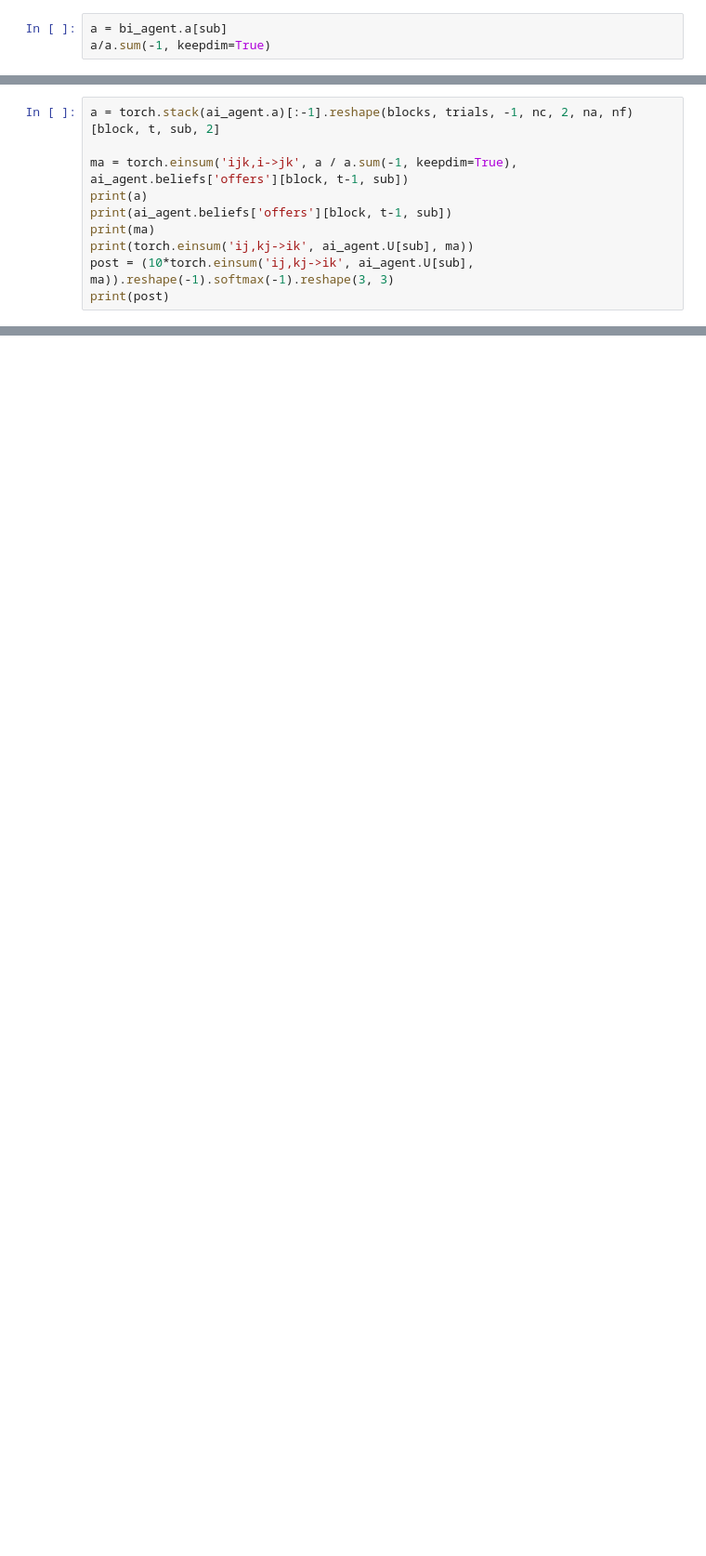
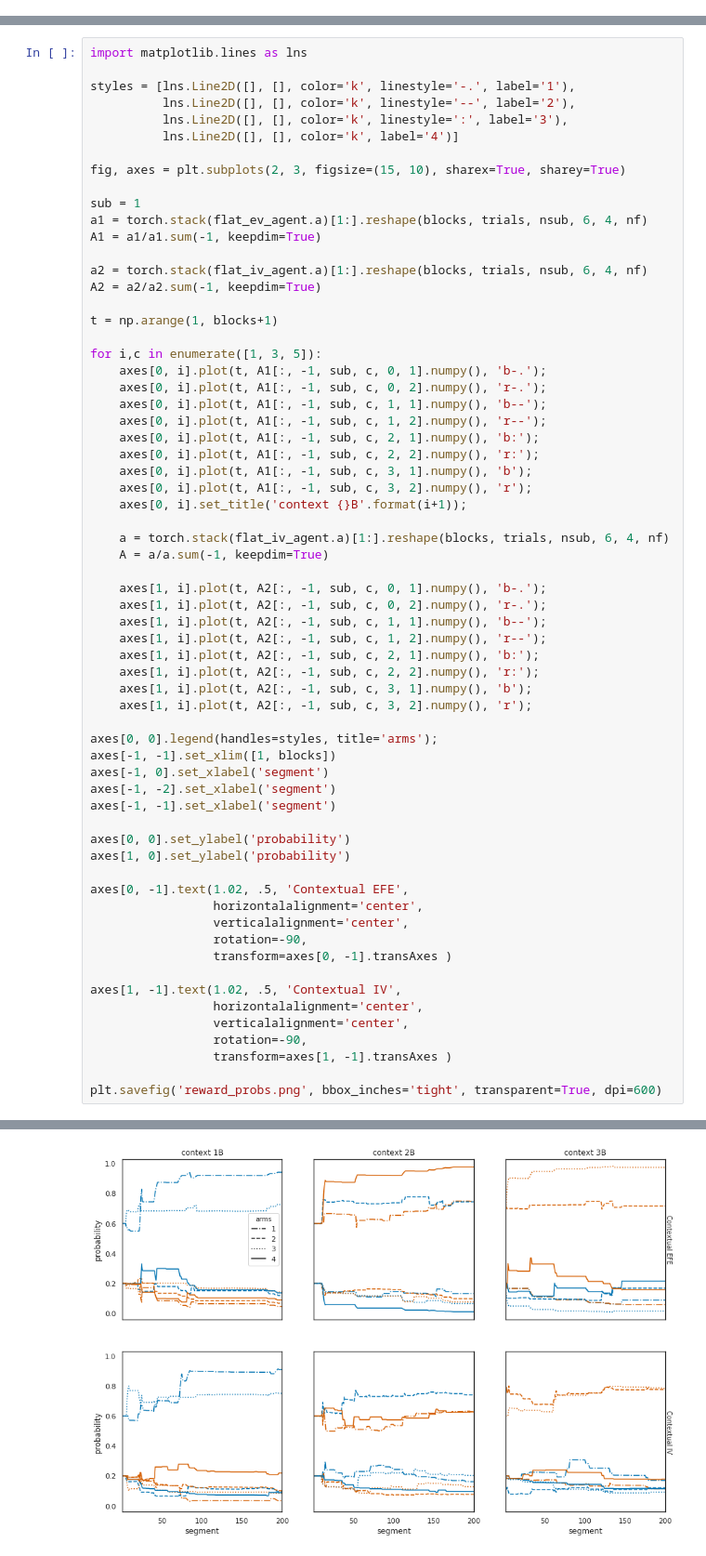
Before and after one commit to dimarkov/pybefit, a Jupyter notebook: examples/control_dilemmas/simulate_behaviour.ipynb, the cells around one changed output, grey strips where cells are left out. Shown at 93% size. Cells and saved outputs as stored; diff of their text form; blank space fills up the shorter version.

```diff
--- a/examples/control_dilemmas/simulate_behaviour.ipynb
+++ b/examples/control_dilemmas/simulate_behaviour.ipynb
@@ -256,3 +214,0 @@ sns.heatmap(ai_agent.beliefs['locations'][block, :-1, sub], cmap='viridis')
-# %%
-a = bi_agent.a[sub]
-a/a.sum(-1, keepdim=True)
@@ -291,10 +214,0 @@ sns.heatmap(ai_agent.v[block, :, sub].softmax(-1), cmap='viridis')
-# %%
-a = torch.stack(ai_agent.a)[:-1].reshape(blocks, trials, -1, nc, 2, na, nf)[block, t, sub, 2]
-
-ma = torch.einsum('ijk,i->jk', a / a.sum(-1, keepdim=True), ai_agent.beliefs['offers'][block, t-1, sub])
-print(a)
-print(ai_agent.beliefs['offers'][block, t-1, sub])
-print(ma)
-print(torch.einsum('ij,kj->ik', ai_agent.U[sub], ma))
-post = (10*torch.einsum('ij,kj->ik', ai_agent.U[sub], ma)).reshape(-1).softmax(-1).reshape(3, 3)
-print(post)
@@ -364,0 +215,65 @@ tensor([[8., 1., 1.],
+# %%
+import matplotlib.lines as lns
+
+styles = [lns.Line2D([], [], color='k', linestyle='-.', label='1'),
+          lns.Line2D([], [], color='k', linestyle='--', label='2'),
+          lns.Line2D([], [], color='k', linestyle=':', label='3'),
+          lns.Line2D([], [], color='k', label='4')]
+
+fig, axes = plt.subplots(2, 3, figsize=(15, 10), sharex=True, sharey=True)
+
+sub = 1
+a1 = torch.stack(flat_ev_agent.a)[1:].reshape(blocks, trials, nsub, 6, 4, nf)
+A1 = a1/a1.sum(-1, keepdim=True)
+
+a2 = torch.stack(flat_iv_agent.a)[1:].reshape(blocks, trials, nsub, 6, 4, nf)
+A2 = a2/a2.sum(-1, keepdim=True)
+
+t = np.arange(1, blocks+1)
+
+for i,c in enumerate([1, 3, 5]):
+    axes[0, i].plot(t, A1[:, -1, sub, c, 0, 1].numpy(), 'b-.');
+    axes[0, i].plot(t, A1[:, -1, sub, c, 0, 2].numpy(), 'r-.');
+    axes[0, i].plot(t, A1[:, -1, sub, c, 1, 1].numpy(), 'b--');
+    axes[0, i].plot(t, A1[:, -1, sub, c, 1, 2].numpy(), 'r--');
+    axes[0, i].plot(t, A1[:, -1, sub, c, 2, 1].numpy(), 'b:');
+    axes[0, i].plot(t, A1[:, -1, sub, c, 2, 2].numpy(), 'r:');
+    axes[0, i].plot(t, A1[:, -1, sub, c, 3, 1].numpy(), 'b');
+    axes[0, i].plot(t, A1[:, -1, sub, c, 3, 2].numpy(), 'r');
+    axes[0, i].set_title('context {}B'.format(i+1));
+
+    a = torch.stack(flat_iv_agent.a)[1:].reshape(blocks, trials, nsub, 6, 4, nf)
+    A = a/a.sum(-1, keepdim=True)
+
+    axes[1, i].plot(t, A2[:, -1, sub, c, 0, 1].numpy(), 'b-.');
+    axes[1, i].plot(t, A2[:, -1, sub, c, 0, 2].numpy(), 'r-.');
+    axes[1, i].plot(t, A2[:, -1, sub, c, 1, 1].numpy(), 'b--');
+    axes[1, i].plot(t, A2[:, -1, sub, c, 1, 2].numpy(), 'r--');
+    axes[1, i].plot(t, A2[:, -1, sub, c, 2, 1].numpy(), 'b:');
+    axes[1, i].plot(t, A2[:, -1, sub, c, 2, 2].numpy(), 'r:');
+    axes[1, i].plot(t, A2[:, -1, sub, c, 3, 1].numpy(), 'b');
+    axes[1, i].plot(t, A2[:, -1, sub, c, 3, 2].numpy(), 'r');
+
+axes[0, 0].legend(handles=styles, title='arms');
+axes[-1, -1].set_xlim([1, blocks])
+axes[-1, 0].set_xlabel('segment')
+axes[-1, -2].set_xlabel('segment')
+axes[-1, -1].set_xlabel('segment')
+
+axes[0, 0].set_ylabel('probability')
+axes[1, 0].set_ylabel('probability')
+
+axes[0, -1].text(1.02, .5, 'Contextual EFE',
+                 horizontalalignment='center',
+                 verticalalignment='center',
+                 rotation=-90,
+                 transform=axes[0, -1].transAxes )
+
+axes[1, -1].text(1.02, .5, 'Contextual IV',
+                 horizontalalignment='center',
+                 verticalalignment='center',
+                 rotation=-90,
+                 transform=axes[1, -1].transAxes )
+
+plt.savefig('reward_probs.png', bbox_inches='tight', transparent=True, dpi=600)
+# %% [output]
@@ -364,0 +281 @@ tensor([[8., 1., 1.],
+[figure, added]
```
Also changed, not shown: parts of 29 cells of this notebook, 28 other files.
